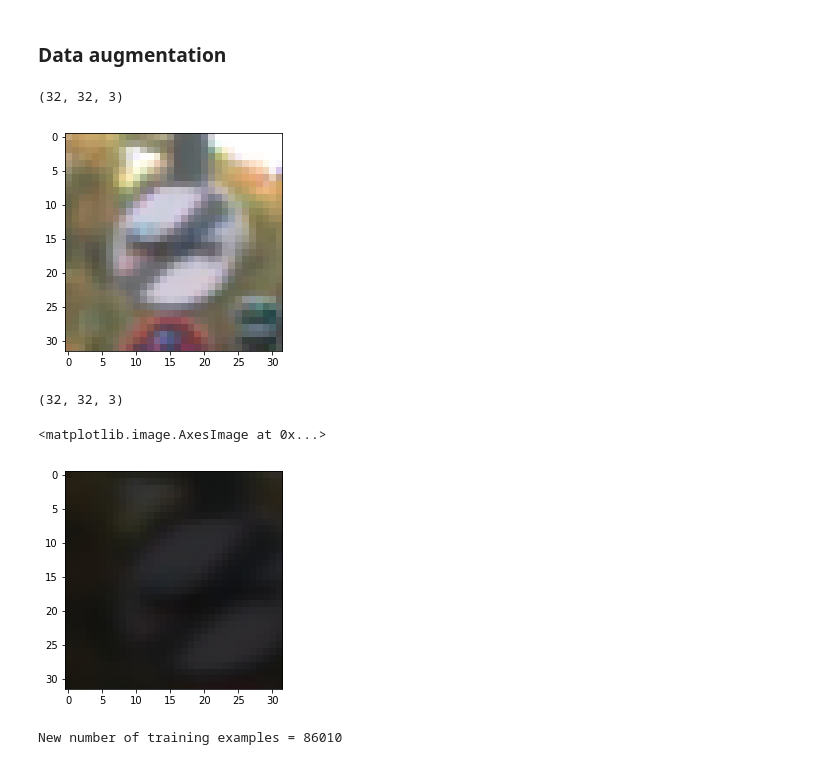
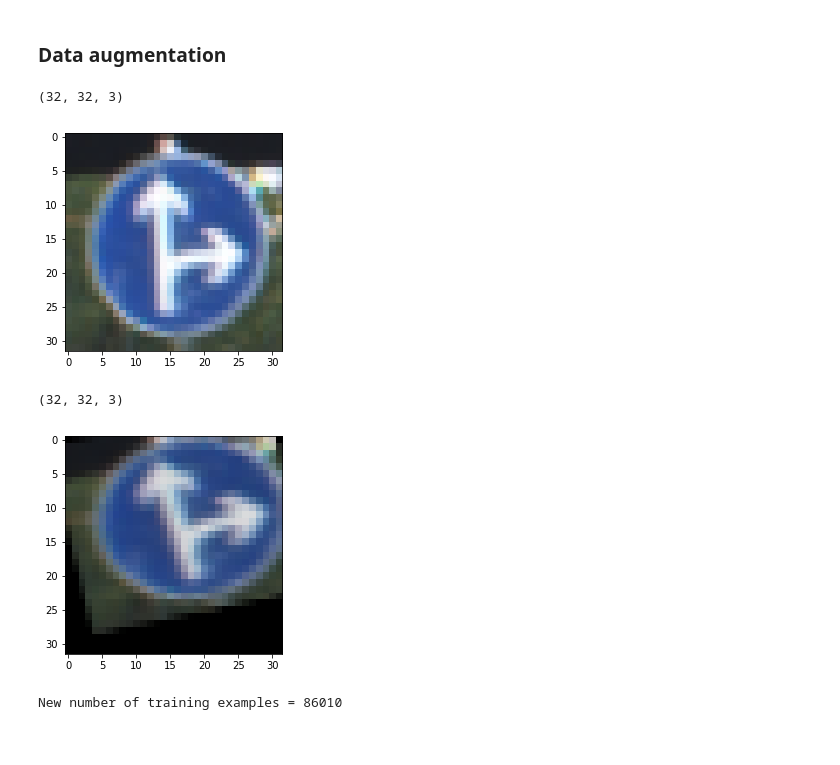
Before and after one commit to kirnh/CarND-TrafficSignClassifier-P2, a Jupyter notebook: Traffic_Sign_Classifier.ipynb, the cells around one changed output. Cells and saved outputs as stored; diff of their text form; code cells hidden in the pictures.

```diff
--- a/Traffic_Sign_Classifier.ipynb
+++ b/Traffic_Sign_Classifier.ipynb
@@ -209,20 +210,21 @@ def transform_image(img,ang_range,shear_range,trans_range,brightness=0):
 # %%
 # Example image showing the random transformation
 
-image = (X_train[100])
+image = (X_train[984])
 print(image.shape)
 plt.imshow(image)
+plt.savefig('non_transformed.jpg')
 plt.show()
 
 img = transform_image(image,20,10,5,brightness=1)
 print(img.shape)
 plt.imshow(img)
+plt.savefig('transformed.jpg')
 # %% [output]
 (32, 32, 3)
-[figure, old version]
+[figure, new version]
 (32, 32, 3)
-<matplotlib.image.AxesImage at 0x...>
-[figure, old version]
+[figure, new version]
 # %%
 # Functions to augment the original dataset using transformed images to
 # get a uniform distribution across labels and also add some variations using
```
Also changed, not shown: parts of 7 cells of this notebook, 27 other files.
